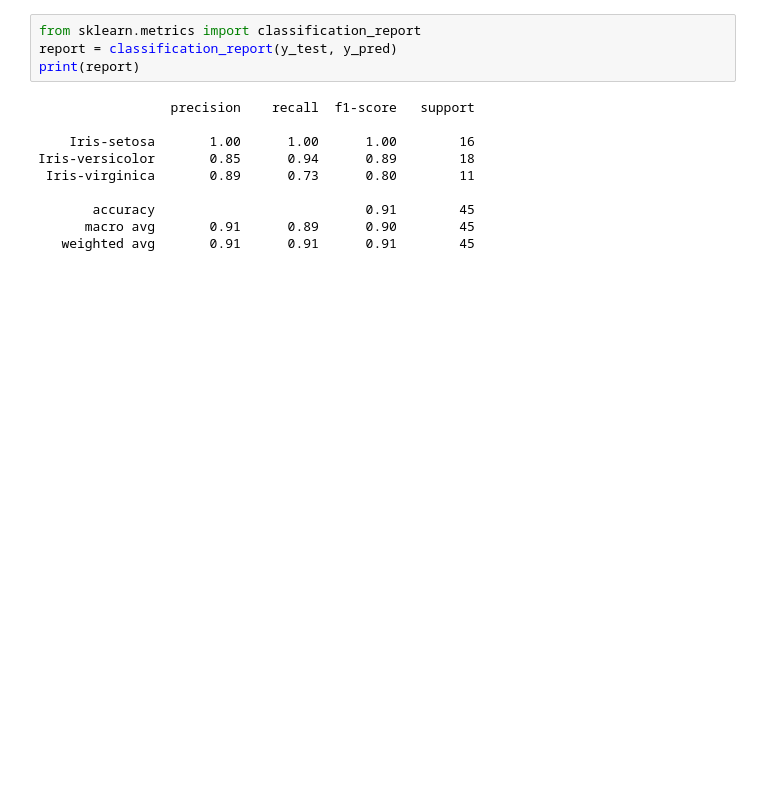
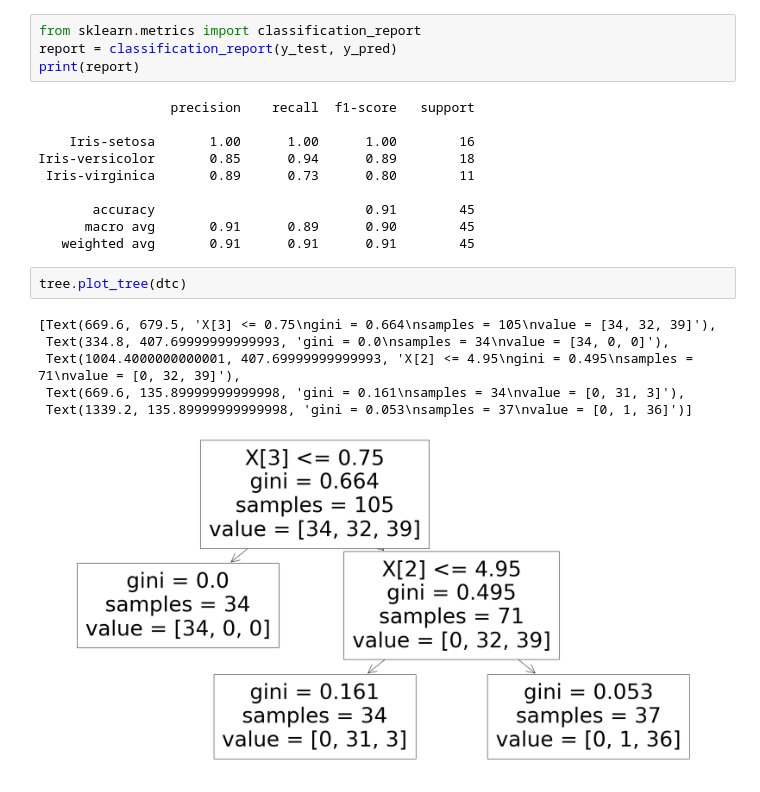
Before and after one commit to Thesavagecoder7784/Machine-Learning-Algorithms, a Jupyter notebook: Decision Tree 1 - Iterative Dichotomiser 3.ipynb, the cells around one changed output. Cells and saved outputs as stored; diff of their text form; blank space fills up the shorter version.

```diff
--- a/Decision Tree 1 - Iterative Dichotomiser 3.ipynb
+++ b/Decision Tree 1 - Iterative Dichotomiser 3.ipynb
@@ -65,3 +65,12 @@ Iris-versicolor       0.85      0.94      0.89        18
        accuracy                           0.91        45
       macro avg       0.91      0.89      0.90        45
    weighted avg       0.91      0.91      0.91        45
+# %%
+tree.plot_tree(dtc)
+# %% [output]
+[Text(669.6, 679.5, 'X[3] <= 0.75\ngini = 0.664\nsamples = 105\nvalue = [34, 32, 39]'),
+ Text(334.8, 407.69999999999993, 'gini = 0.0\nsamples = 34\nvalue = [34, 0, 0]'),
+ Text(1004.4000000000001, 407.69999999999993, 'X[2] <= 4.95\ngini = 0.495\nsamples = 71\nvalue = [0, 32, 39]'),
+ Text(669.6, 135.89999999999998, 'gini = 0.161\nsamples = 34\nvalue = [0, 31, 3]'),
+ Text(1339.2, 135.89999999999998, 'gini = 0.053\nsamples = 37\nvalue = [0, 1, 36]')]
+[figure, added]
```
Also changed, not shown: parts of 1 cell of this notebook.
